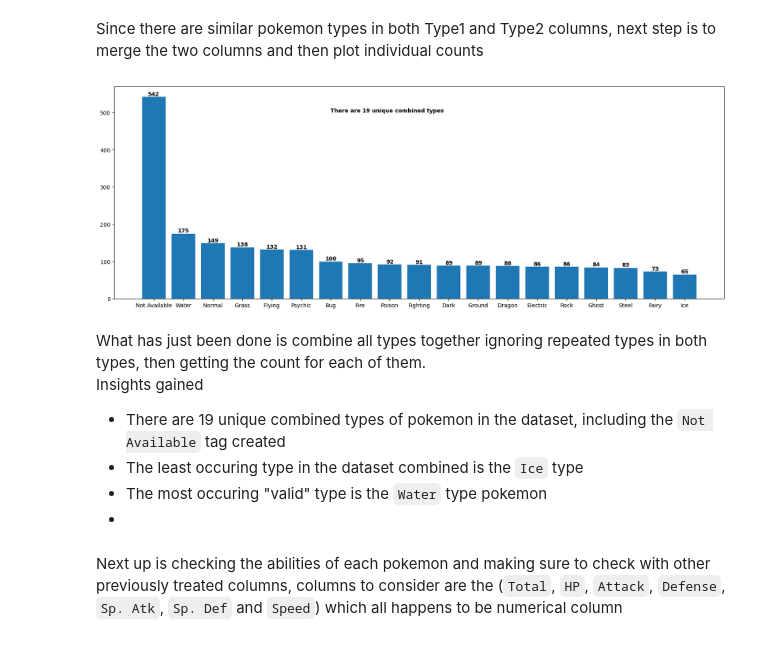
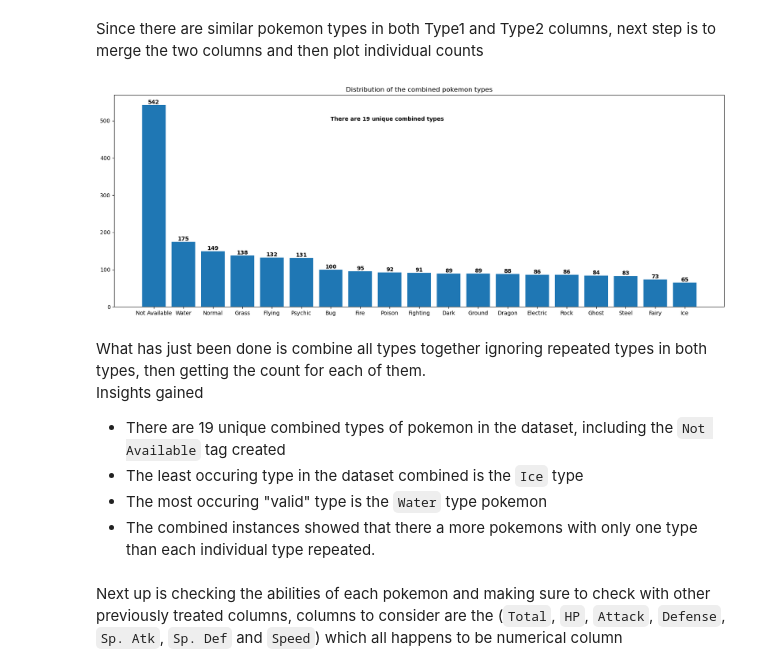
Before and after one commit to EngineerLambda/Angelhack-challenge, a Jupyter notebook: pokemon.ipynb, the cells around one changed output. Drawn from its saved outputs; the diff is of its cells as text; code cells hidden in the pictures.

```diff
--- a/pokemon.ipynb
+++ b/pokemon.ipynb
@@ -217,22 +220,22 @@ Since there are similar pokemon types in both Type1 and Type2 columns, next step
 # %%
 plt.figure(figsize=(20,7))
 type1_dict = dataset.Type1.to_list()
 type2_dict = dataset.Type2.to_list()
 combined = type1_dict + type2_dict
 
 count_dict = Counter(combined)
 
-# print()
+plt.title("Distribution of the combined pokemon types")
 count_dict = Counter(dict(sorted(count_dict.items(), key=lambda item: item[1], reverse=True)))
 plt.bar(count_dict.keys(), count_dict.values())
 for x, y in zip(count_dict.keys(), count_dict.values()):
     plt.text(x, y, str(y), ha='center', va='bottom', fontweight="bold")
 
 plt.text(6, 500, f"There are {len(count_dict)} unique combined types", fontweight="bold") #To put the total number text on the plot, starting from the 6th bar, up to point 500 on y axis
 
 plt.show()
 # %% [output]
-[figure, old version]
+[figure, new version]
 # %% [markdown]
 What has just been done is combine all types together ignoring repeated types in both types, then getting the count for each of them.<br>
 Insights gained
@@ -240,7 +243,7 @@ Insights gained
 * There are 19 unique combined types of pokemon in the dataset, including the `Not Available` tag created
 * The least occuring type in the dataset combined is the `Ice` type
 * The most occuring "valid" type is the `Water` type pokemon
-*
+*  The combined instances showed that there a more pokemons with only one type than each individual type repeated.
 # %% [markdown]
 Next up is checking the abilities of each pokemon and making sure to check with other previously treated columns, columns to consider are the (`Total`, `HP`, `Attack`, `Defense`, `Sp. Atk`, `Sp. Def` and `Speed`) which all happens to be numerical column
 # %% [markdown]
```
Also changed, not shown: parts of 6 cells of this notebook, 2 other files.
